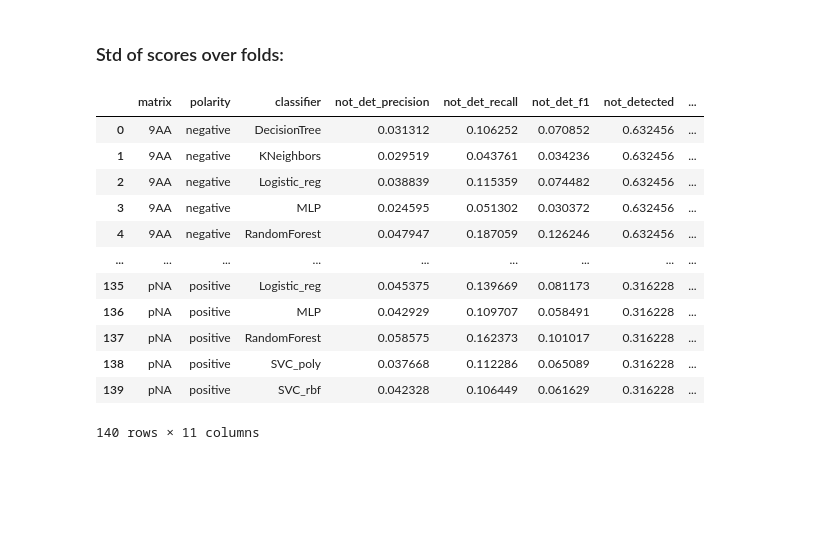
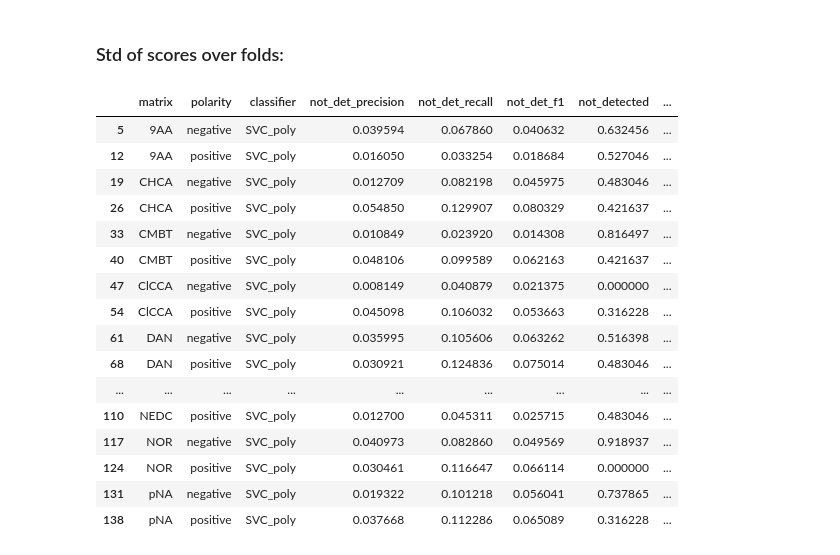
Before and after one commit to alexandrovteam/predicting-APMALDI-response, a Jupyter notebook: notebooks/eval_detection.ipynb, the cells around one changed output. Saved outputs shown, nothing was run; the diff lists cells and outputs as text; code cells hidden in the pictures; blank space fills up the shorter version.

Commit message:
Add baseline results

```diff
--- a/notebooks/eval_detection.ipynb
+++ b/notebooks/eval_detection.ipynb
@@ -9,7 +9,7 @@ from sklearn.metrics import mean_squared_error
 # %% [markdown]
 ## Evaluation of classification
 # %%
-detection_results = pd.read_csv( "../results/detection/detection_results_all_feat.csv", index_col = 0)
+detection_results = pd.read_csv( "../results/detection/detection_results_no_features.csv", index_col = 0)
 detection_results = detection_results.rename(columns={'Matrix short': 'matrix',
                                                       'Polarity': 'polarity'})
 detection_results
@@ -36,7 +36,7 @@ score_cols = ['not_det_precision', 'not_det_recall', 'not_det_f1', 'not_detected
 detection_metrics = pd.DataFrame(columns = ['matrix', 'polarity', 'classifier'] + score_cols)
 
 counter = 0
-for (matrix, polarity, classifier), rows in detection_results.groupby(['matrix', 'polarity', 'regressor']):
+for (matrix, polarity, classifier), rows in detection_results.groupby(['matrix', 'polarity', 'classifier']):
     clf_report = classification_report(rows.observed_value, rows.prediction, output_dict = True, zero_division=0)
     if rows.observed_value.max() == 0:
         print("no detection!")
@@ -95,37 +95,42 @@ plt.show()
 # %%
 from sklearn.metrics import classification_report
 
 score_cols = ['not_det_precision', 'not_det_recall', 'not_det_f1', 'not_detected',
                                             'det_precision', 'det_recall', 'det_f1', 'detected']
 
 detection_metrics_over_fold = pd.DataFrame(columns = ['matrix', 'polarity', 'classifier', 'fold'] + score_cols)
 
 counter = 0
 for (matrix, polarity, classifier, fold), rows in detection_results.groupby(['matrix', 'polarity', 'regressor', 'fold']):
     clf_report = classification_report(rows.observed_value, rows.prediction, output_dict = True, zero_division=0)
     if rows.observed_value.max() == 0:
-        print("no detection!")
+        print("no detection! Aborting")
+        break
     detection_metrics_over_fold.loc[counter] = [matrix, polarity, classifier, fold,
                                       clf_report['0']['precision'], clf_report['0']['recall'],
                                       clf_report['0']['f1-score'], clf_report['0']['support'],
                                       clf_report['1']['precision'], clf_report['1']['recall'],
                                       clf_report['1']['f1-score'], clf_report['1']['support'],]
     counter += 1
 
 # Now compute std over folds:
 detection_metrics_over_fold = detection_metrics_over_fold.groupby(['matrix', 'polarity', 'classifier'], as_index=False)[score_cols].std()
-detection_metrics_over_fold
+detection_metrics_over_fold[detection_metrics_over_fold.classifier == "SVC_poly"]
 # %% [output]
 |  | matrix | polarity | classifier | not_det_precision | not_det_recall | not_det_f1 | not_detected | ... |
-| 0 | 9AA | negative | DecisionTree | 0.031312 | 0.106252 | 0.070852 | 0.632456 | ... |
-| 1 | 9AA | negative | KNeighbors | 0.029519 | 0.043761 | 0.034236 | 0.632456 | ... |
-| 2 | 9AA | negative | Logistic_reg | 0.038839 | 0.115359 | 0.074482 | 0.632456 | ... |
-| 3 | 9AA | negative | MLP | 0.024595 | 0.051302 | 0.030372 | 0.632456 | ... |
-| 4 | 9AA | negative | RandomForest | 0.047947 | 0.187059 | 0.126246 | 0.632456 | ... |
+| 5 | 9AA | negative | SVC_poly | 0.039594 | 0.067860 | 0.040632 | 0.632456 | ... |
+| 12 | 9AA | positive | SVC_poly | 0.016050 | 0.033254 | 0.018684 | 0.527046 | ... |
+| 19 | CHCA | negative | SVC_poly | 0.012709 | 0.082198 | 0.045975 | 0.483046 | ... |
+| 26 | CHCA | positive | SVC_poly | 0.054850 | 0.129907 | 0.080329 | 0.421637 | ... |
+| 33 | CMBT | negative | SVC_poly | 0.010849 | 0.023920 | 0.014308 | 0.816497 | ... |
+| 40 | CMBT | positive | SVC_poly | 0.048106 | 0.099589 | 0.062163 | 0.421637 | ... |
+| 47 | ClCCA | negative | SVC_poly | 0.008149 | 0.040879 | 0.021375 | 0.000000 | ... |
+| 54 | ClCCA | positive | SVC_poly | 0.045098 | 0.106032 | 0.053663 | 0.316228 | ... |
+| 61 | DAN | negative | SVC_poly | 0.035995 | 0.105606 | 0.063262 | 0.516398 | ... |
+| 68 | DAN | positive | SVC_poly | 0.030921 | 0.124836 | 0.075014 | 0.483046 | ... |
 | ... | ... | ... | ... | ... | ... | ... | ... | ... |
-| 135 | pNA | positive | Logistic_reg | 0.045375 | 0.139669 | 0.081173 | 0.316228 | ... |
-| 136 | pNA | positive | MLP | 0.042929 | 0.109707 | 0.058491 | 0.316228 | ... |
-| 137 | pNA | positive | RandomForest | 0.058575 | 0.162373 | 0.101017 | 0.316228 | ... |
+| 110 | NEDC | positive | SVC_poly | 0.012700 | 0.045311 | 0.025715 | 0.483046 | ... |
+| 117 | NOR | negative | SVC_poly | 0.040973 | 0.082860 | 0.049569 | 0.918937 | ... |
+| 124 | NOR | positive | SVC_poly | 0.030461 | 0.116647 | 0.066114 | 0.000000 | ... |
+| 131 | pNA | negative | SVC_poly | 0.019322 | 0.101218 | 0.056041 | 0.737865 | ... |
 | 138 | pNA | positive | SVC_poly | 0.037668 | 0.112286 | 0.065089 | 0.316228 | ... |
-| 139 | pNA | positive | SVC_rbf | 0.042328 | 0.106449 | 0.061629 | 0.316228 | ... |
-140 rows × 11 columns
```
Also changed, not shown: parts of 2 cells of this notebook, 6 other files.
